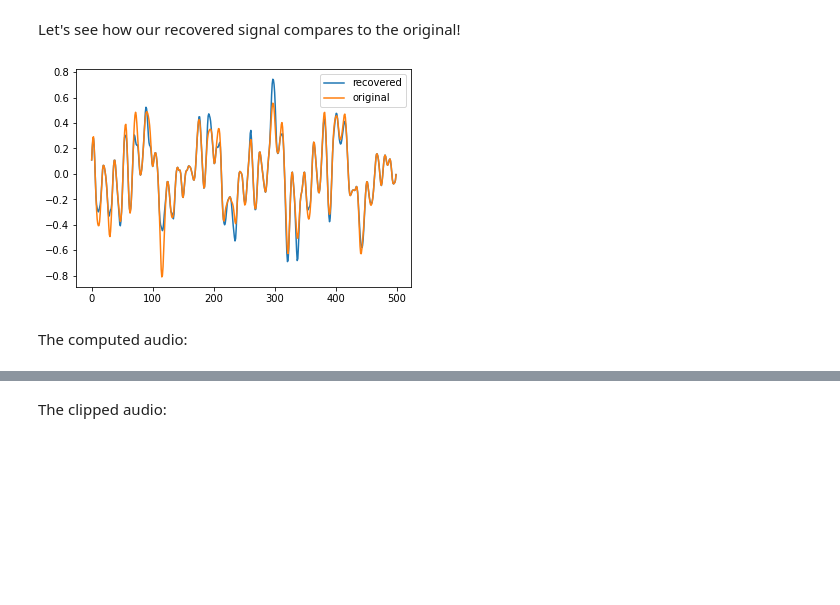
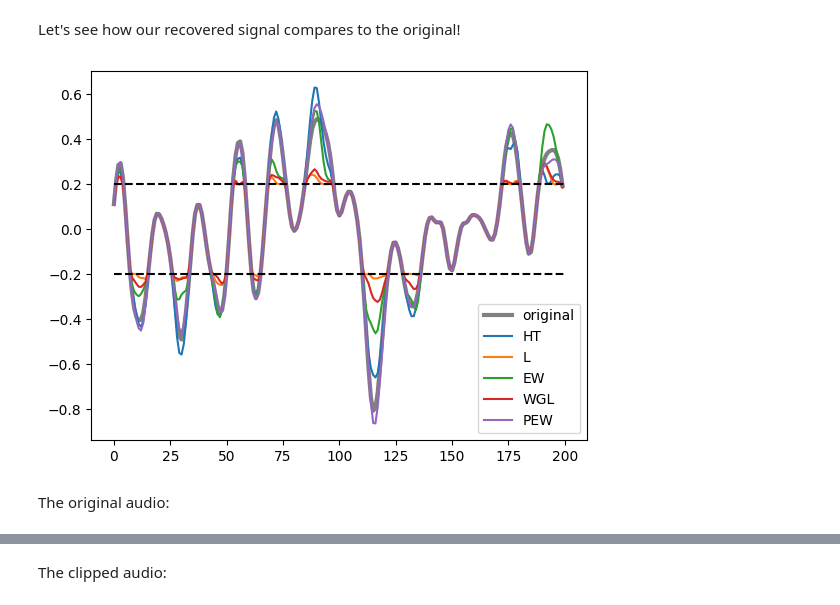
Before and after one commit to Dorin-D/signal_process_declip, a Jupyter notebook: audio_declipping.ipynb, the cells around one changed output, grey strips where cells are left out. Cells and saved outputs as stored; diff of their text form; code cells hidden in the pictures; blank space fills up the shorter version.

```diff
--- a/audio_declipping.ipynb
+++ b/audio_declipping.ipynb
@@ -283,0 +360,6 @@ Reached iteration  4252  with lambda =  0.0001  and SNR (masked) =  31.48  and S
+# %%
+print("Final SNR:")
+for name, result in results.items():
+    print(name)
+    print("  SNR on the missing parts:", result['masked_snr_record'][-1])
+    print("  SNR on the whole signal:", result['unmasked_snr_record'][-1])
@@ -284,12 +383,19 @@ Reached iteration  4252  with lambda =  0.0001  and SNR (masked) =  31.48  and S
 # %% [markdown]
 Let's see how our recovered signal compares to the original!
-# %%
-interval = 45000
-plt.plot(unclipped_audio[interval:interval+500])
-plt.plot(music_signal[interval:interval+500])
-plt.legend(['recovered', 'original'])
-plt.show()
-# %% [output]
-[figure, removed]
+# %%
+interval = 45000
+window = 200
+
+plt.plot(music_signal[interval:interval+window], linewidth=3, label='original', color="gray")
+for name, result in results.items():
+    plt.plot(result["unclipped_audio"][interval:interval+window], label=name)
+
+# show black lines at clipping threshold
+plt.plot([0, window], [-clip_threshold, -clip_threshold], 'k--')
+plt.plot([0, window], [clip_threshold, clip_threshold], 'k--')
+plt.legend()
+plt.show()
+# %% [output]
+[figure, added]
 # %% [markdown]
-The computed audio:
+The original audio:
```
Also changed, not shown: parts of 31 cells of this notebook.
